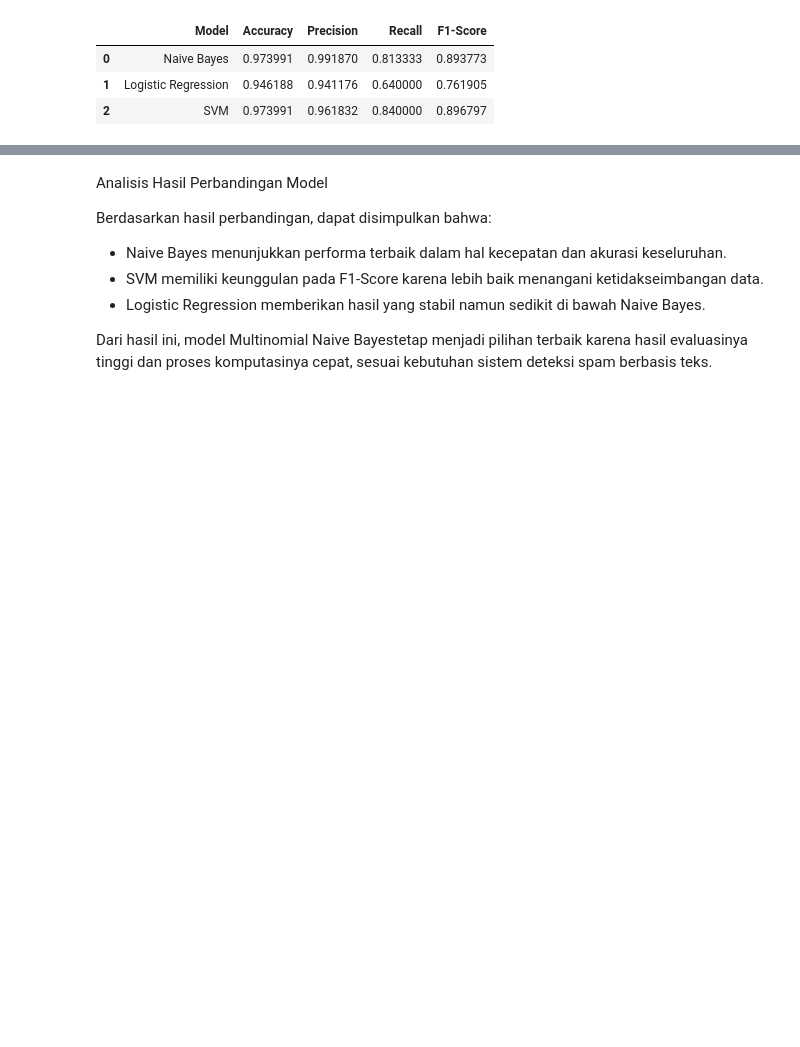
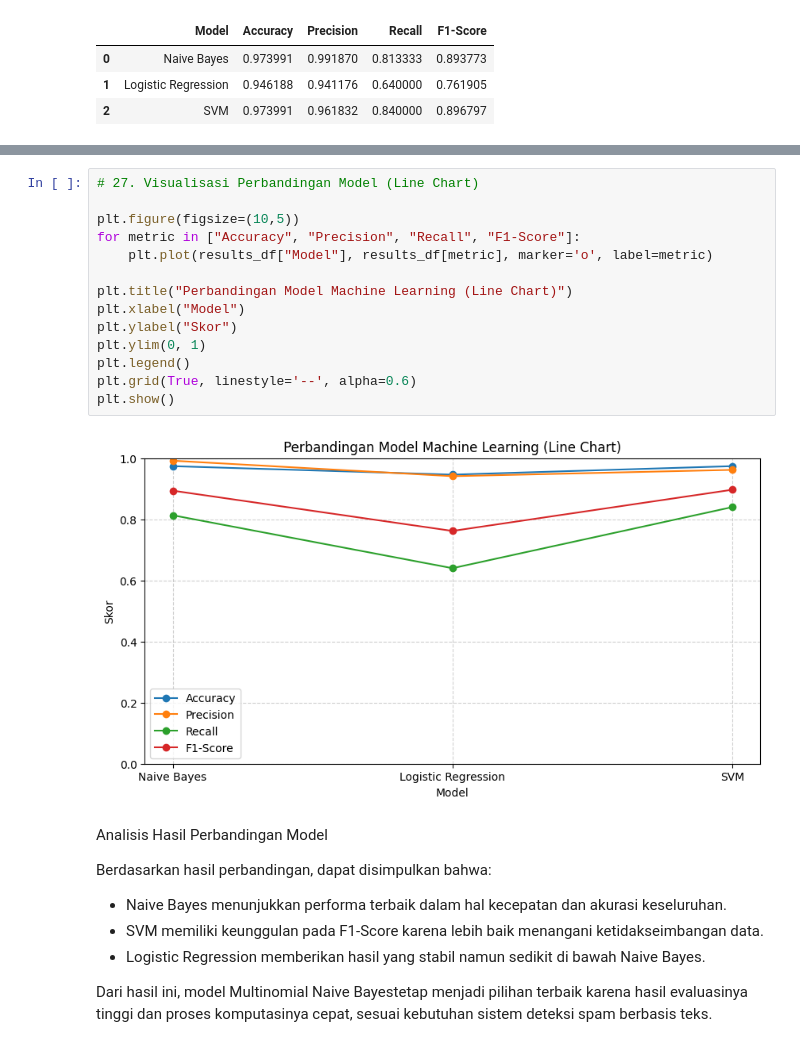
Before and after one commit to alyawulan/-10222004_AlyaWulanRimayanti_SD, a Jupyter notebook: 10222004_AlyaWulanRimayanti_SD.ipynb, the cells around one changed output, grey strips where cells are left out. Cells and saved outputs as stored; diff of their text form; blank space fills up the shorter version.

```diff
--- a/10222004_AlyaWulanRimayanti_SD.ipynb
+++ b/10222004_AlyaWulanRimayanti_SD.ipynb
@@ -423,3 +439,19 @@ results_df
+# %%
+# 27. Visualisasi Perbandingan Model (Line Chart)
+
+plt.figure(figsize=(10,5))
+for metric in ["Accuracy", "Precision", "Recall", "F1-Score"]:
+    plt.plot(results_df["Model"], results_df[metric], marker='o', label=metric)
+
+plt.title("Perbandingan Model Machine Learning (Line Chart)")
+plt.xlabel("Model")
+plt.ylabel("Skor")
+plt.ylim(0, 1)
+plt.legend()
+plt.grid(True, linestyle='--', alpha=0.6)
+plt.show()
+# %% [output]
+[figure, added]
 # %% [markdown]
 Analisis Hasil Perbandingan Model
 
```
Also changed, not shown: parts of 2 cells of this notebook.
